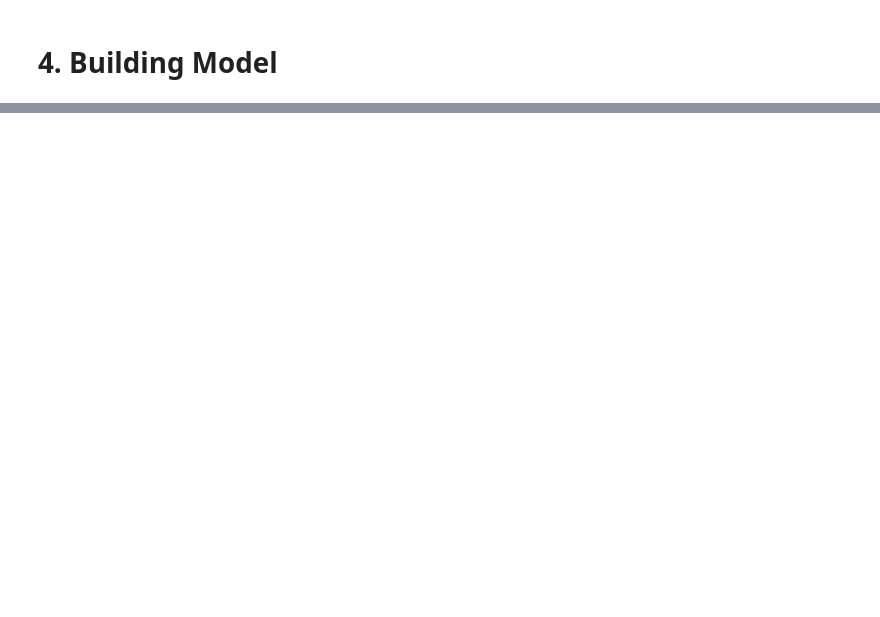
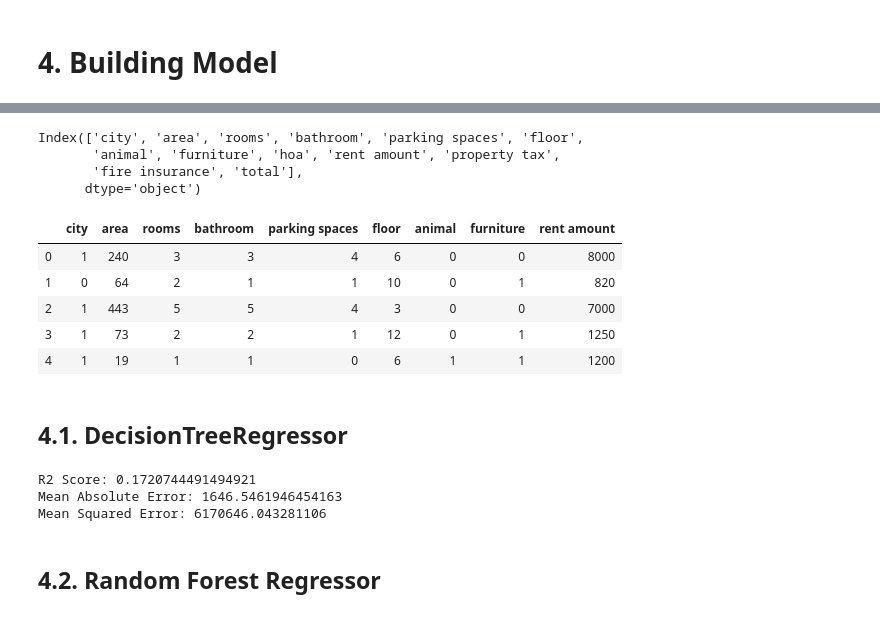
Before and after one commit to AngelMthimunye/Rent_Predictor_App, a Jupyter notebook: Brazilian_Apartment_Rent.ipynb, the cells around one changed output, grey strips where cells are left out. Cells and saved outputs as stored; diff of their text form; code cells hidden in the pictures; blank space fills up the shorter version.

```diff
--- a/Brazilian_Apartment_Rent.ipynb
+++ b/Brazilian_Apartment_Rent.ipynb
@@ -509,0 +516,10 @@ plt.show()
+# %%
+q1 = df["rent amount"].quantile(0.25)
+q3 = df["rent amount"].quantile(0.75)
+
+IQR = q3 - q1
+IF = q1 - (1.5 * IQR)
+OF = q3 + (1.5 * IQR)
+# %%
+df = df[~((df["rent amount"] < IF) | (df["rent amount"] > OF))]
+df.shape
@@ -511,0 +540,17 @@ plt.show()
+# %%
+df.columns
+# %% [output]
+Index(['city', 'area', 'rooms', 'bathroom', 'parking spaces', 'floor',
+       'animal', 'furniture', 'hoa', 'rent amount', 'property tax',
+       'fire insurance', 'total'],
+      dtype='object')
+# %%
+df_model = df[["city", 'area', 'rooms', 'bathroom', 'parking spaces', 'floor', 'animal', 'furniture', 'rent amount']]
+df_model.head()
+# %% [output]
+|  | city | area | rooms | bathroom | parking spaces | floor | animal | furniture | rent amount |
+| 0 | 1 | 240 | 3 | 3 | 4 | 6 | 0 | 0 | 8000 |
+| 1 | 0 | 64 | 2 | 1 | 1 | 10 | 0 | 1 | 820 |
+| 2 | 1 | 443 | 5 | 5 | 4 | 3 | 0 | 0 | 7000 |
+| 3 | 1 | 73 | 2 | 2 | 1 | 12 | 0 | 1 | 1250 |
+| 4 | 1 | 19 | 1 | 1 | 0 | 6 | 1 | 1 | 1200 |
@@ -511,0 +565,2 @@ plt.show()
+# %% [markdown]
+## 4.1. DecisionTreeRegressor
@@ -511,0 +572,11 @@ plt.show()
+# %%
+# Evaluation Metrics
+print("R2 Score:", r2_score(y_test, y_pred))
+print("Mean Absolute Error:", mean_absolute_error(y_test, y_pred))
+print("Mean Squared Error:", mean_squared_error(y_test, y_pred))
+# %% [output]
+R2 Score: 0.1720744491494921
+Mean Absolute Error: 1646.5461946454163
+Mean Squared Error: 6170646.043281106
+# %% [markdown]
+## 4.2. Random Forest Regressor
```
Also changed, not shown: parts of 22 cells of this notebook, 1 other file.
